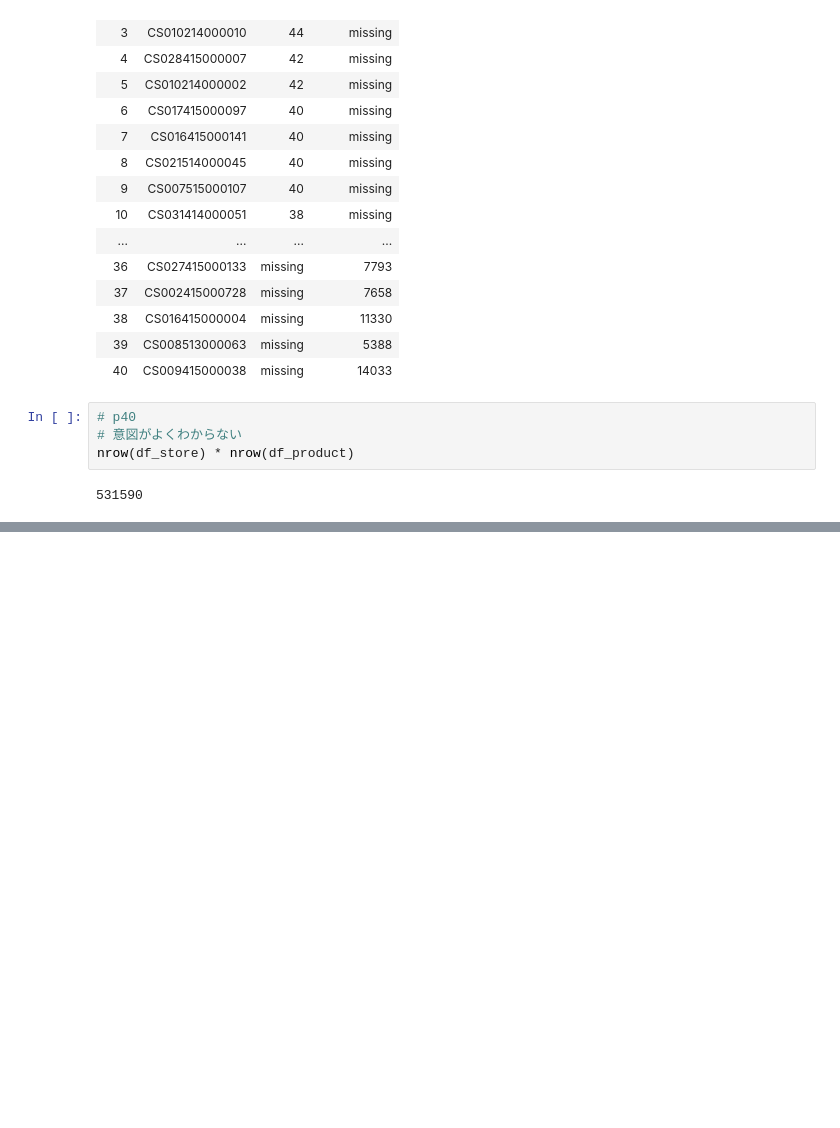
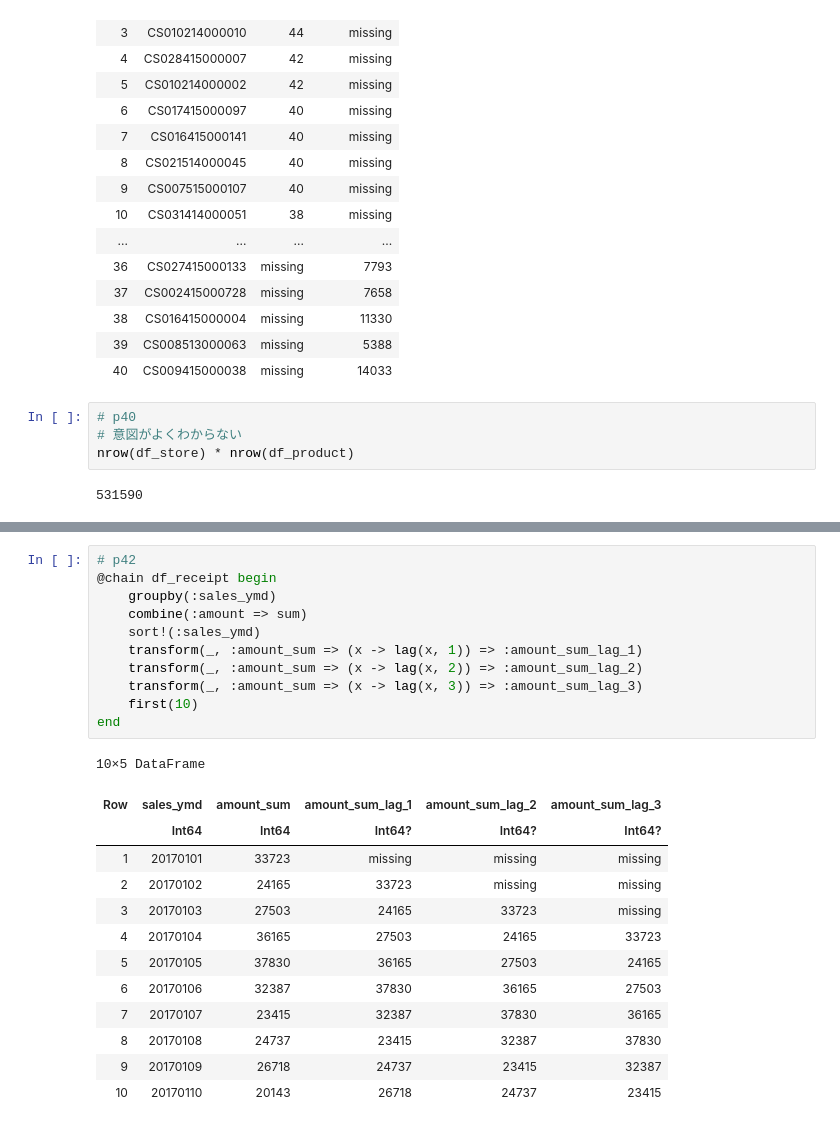
Before and after one commit to SH-UTecon/Julia_Practice, a Jupyter notebook: answers.ipynb, the cells around one changed output, grey strips where cells are left out. Saved outputs shown, nothing was run; the diff lists cells and outputs as text; blank space fills up the shorter version.

```diff
--- a/answers.ipynb
+++ b/answers.ipynb
@@ -820,0 +814,25 @@ end
+# %%
+# p42
+@chain df_receipt begin
+    groupby(:sales_ymd)
+    combine(:amount => sum)
+    sort!(:sales_ymd)
+    transform(_, :amount_sum => (x -> lag(x, 1)) => :amount_sum_lag_1)
+    transform(_, :amount_sum => (x -> lag(x, 2)) => :amount_sum_lag_2)
+    transform(_, :amount_sum => (x -> lag(x, 3)) => :amount_sum_lag_3)
+    first(10)
+end
+# %% [output]
+10×5 DataFrame
+| Row | sales_ymd | amount_sum | amount_sum_lag_1 | amount_sum_lag_2 | amount_sum_lag_3 |
+|  | Int64 | Int64 | Int64? | Int64? | Int64? |
+| 1 | 20170101 | 33723 | missing | missing | missing |
+| 2 | 20170102 | 24165 | 33723 | missing | missing |
+| 3 | 20170103 | 27503 | 24165 | 33723 | missing |
+| 4 | 20170104 | 36165 | 27503 | 24165 | 33723 |
+| 5 | 20170105 | 37830 | 36165 | 27503 | 24165 |
+| 6 | 20170106 | 32387 | 37830 | 36165 | 27503 |
+| 7 | 20170107 | 23415 | 32387 | 37830 | 36165 |
+| 8 | 20170108 | 24737 | 23415 | 32387 | 37830 |
+| 9 | 20170109 | 26718 | 24737 | 23415 | 32387 |
+| 10 | 20170110 | 20143 | 26718 | 24737 | 23415 |
```
Also changed, not shown: parts of 3 cells of this notebook.
